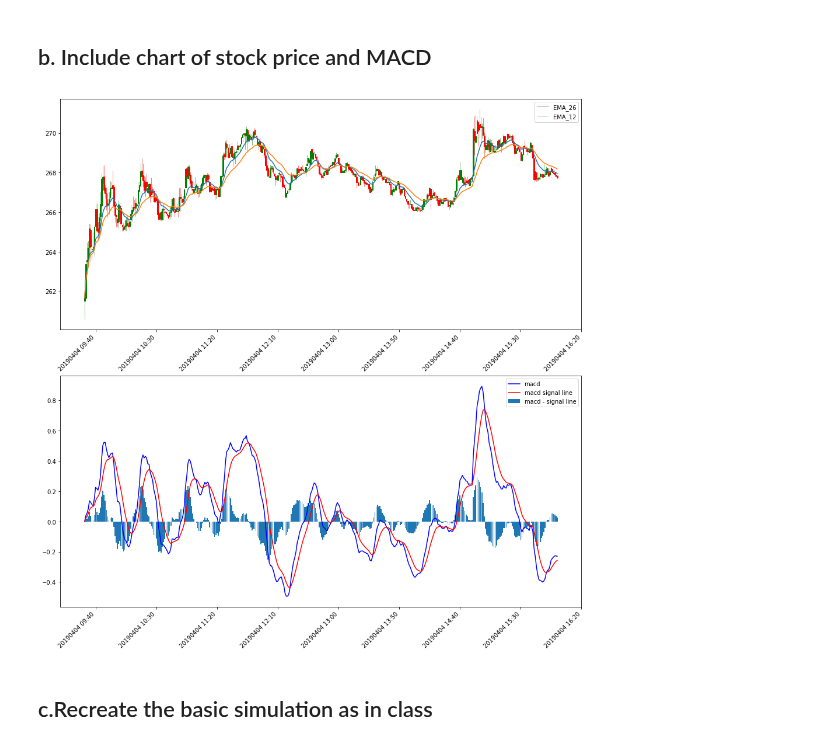
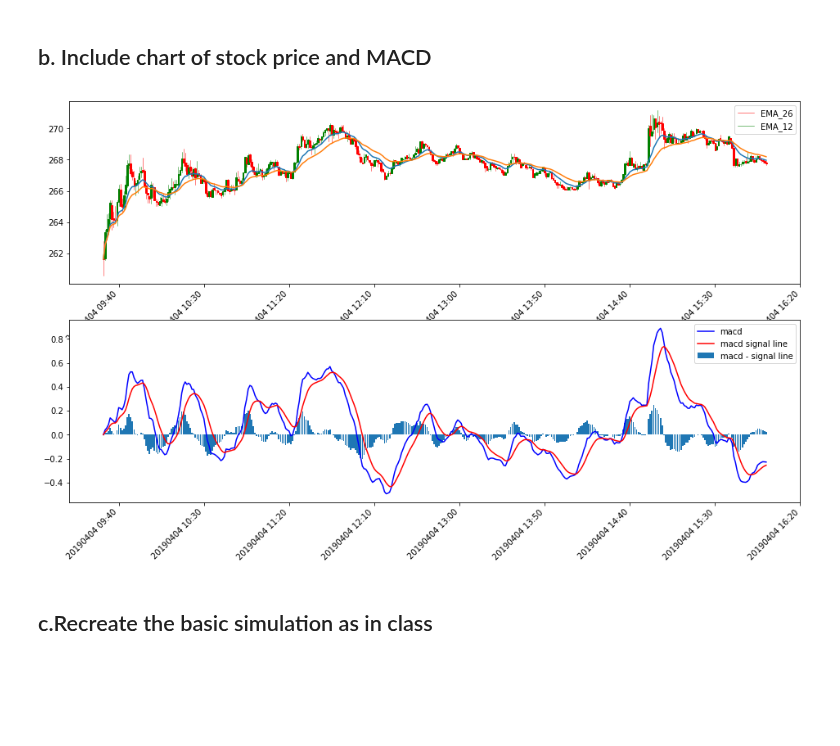
Before and after one commit to franklili3/Python-for-Finance-Engineering, a Jupyter notebook: homework2/homework2.ipynb, the cells around one changed output. Cells and saved outputs as stored; diff of their text form; code cells hidden in the pictures; blank space fills up the shorter version.

```diff
--- a/homework2/homework2.ipynb
+++ b/homework2/homework2.ipynb
@@ -280,12 +283,8 @@ macd_9_ema = macd.ewm(span=9).mean()
 # calculate the difference the macd and the "signal line"
 macd_diff = macd - macd_9_ema
 # %%
-from pandas.plotting import register_matplotlib_converters
-from matplotlib.ticker import Formatter
-from mpl_finance import candlestick_ohlc
-
 register_matplotlib_converters()
-fig, (ax1, ax2) = plt.subplots(2,1, sharex=False)
+fig, (ax1, ax2) = plt.subplots(2,1, figsize=(16,9), sharex=False)
 
 # plot_intraday_summary(ax, quotes, ticksize=3)
 index_int = dates.date2num(stock_data.index.to_pydatetime())*1440
@@ -307,33 +306,33 @@ ax2.legend(['macd', 'macd signal line', 'macd - signal line'])
 class MyFormatter(Formatter):
             def __init__(self, dates, fmt='%Y%m%d %H:%M'):
                 self.dates = dates
                 self.fmt = fmt
 
             def __call__(self, x, pos=0):
                 'Return the label for time x at position pos'
                 ind = int(np.round(x))
                 #ind就是x轴的刻度数值，不是日期的下标
 
                 return dates.num2date( ind/1440).strftime(self.fmt)
 
 formatter = MyFormatter(index_int)
 ax1.xaxis.set_major_formatter(formatter)
 ax2.xaxis.set_major_formatter(formatter)
 
 for label in ax1.get_xticklabels():
             label.set_rotation(45)
             label.set_horizontalalignment('right')
 for label in ax2.get_xticklabels():
             label.set_rotation(45)
             label.set_horizontalalignment('right')
 plt.show()
 #ax2.xaxis.set_major_locator(dates.DayLocator(interval=5))
 #ax2.xaxis.set_major_formatter(dates.DateFormatter('%m-%d-%y'))
 
 #fig.tight_layout()
 #fig.autofmt_xdate()
 #fig.suptitle("MACD")
 # %% [output]
-[figure, old version]
+[figure, new version]
 # %% [markdown]
 ## c.Recreate the basic simulation as in class
```
Also changed, not shown: parts of 7 cells of this notebook.
